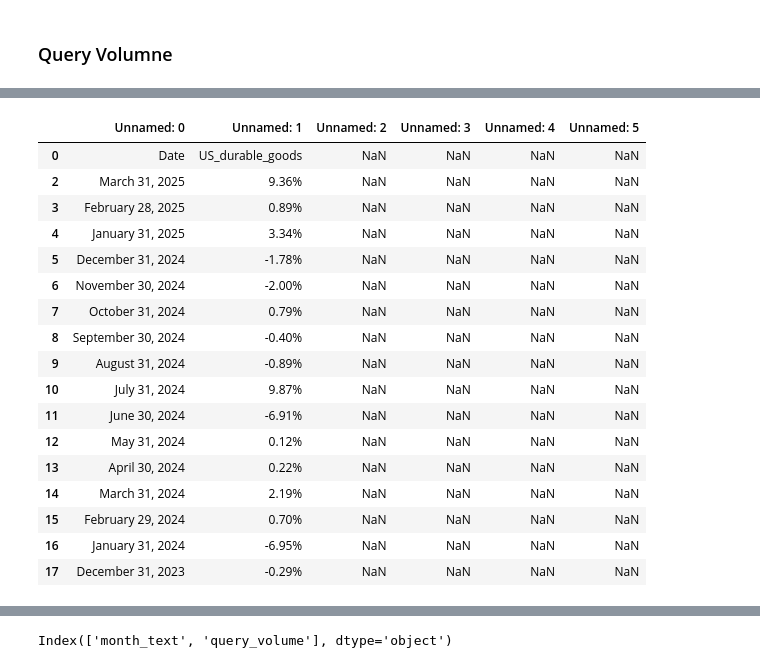
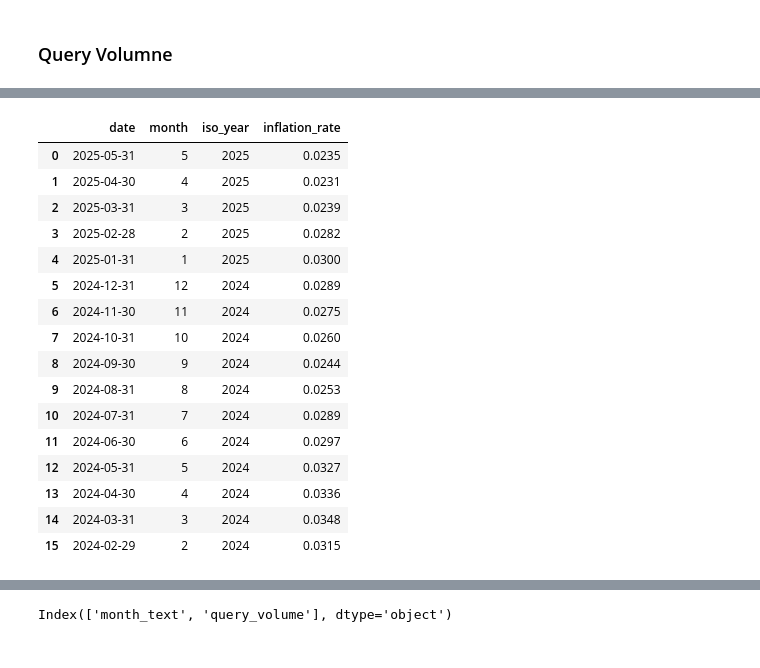
Before and after one commit to claire-danaher-dept/impact-mmm, a Jupyter notebook: dataReview.ipynb, the cells around one changed output, grey strips where cells are left out. Saved outputs shown, nothing was run; the diff lists cells and outputs as text; code cells hidden in the pictures.

```diff
--- a/dataReview.ipynb
+++ b/dataReview.ipynb
@@ -798,28 +805,27 @@ durable_goods_raw =  pd.read_csv("data/usaonlyanalysis/durable_good_index.csv")
 inflation = inflation_raw.copy()
 inflation['date']=inflation['Date'].apply(lambda x:  datetime.datetime.strptime(x,"%B %d, %Y").date())
 inflation['month'] = inflation['date'].apply(lambda x: x.month)
-inflation['year'] = inflation['date'].apply(lambda x: x.year)
-inflation = inflation[['date', 'month', 'year', 'Inflation']].rename({'Inflation':'inflation_rate'}, axis=1)
+inflation['iso_year'] = inflation['date'].apply(lambda x: x.year)
+inflation = inflation[['date', 'month', 'iso_year', 'Inflation']].rename({'Inflation':'inflation_rate'}, axis=1)
-# %%
-durable_goods
-# %% [output]
-|  | Unnamed: 0 | Unnamed: 1 | Unnamed: 2 | Unnamed: 3 | Unnamed: 4 | Unnamed: 5 |
-| 0 | Date | US_durable_goods | NaN | NaN | NaN | NaN |
-| 2 | March 31, 2025 | 9.36% | NaN | NaN | NaN | NaN |
-| 3 | February 28, 2025 | 0.89% | NaN | NaN | NaN | NaN |
-| 4 | January 31, 2025 | 3.34% | NaN | NaN | NaN | NaN |
-| 5 | December 31, 2024 | -1.78% | NaN | NaN | NaN | NaN |
-| 6 | November 30, 2024 | -2.00% | NaN | NaN | NaN | NaN |
-| 7 | October 31, 2024 | 0.79% | NaN | NaN | NaN | NaN |
-| 8 | September 30, 2024 | -0.40% | NaN | NaN | NaN | NaN |
-| 9 | August 31, 2024 | -0.89% | NaN | NaN | NaN | NaN |
-| 10 | July 31, 2024 | 9.87% | NaN | NaN | NaN | NaN |
-| 11 | June 30, 2024 | -6.91% | NaN | NaN | NaN | NaN |
-| 12 | May 31, 2024 | 0.12% | NaN | NaN | NaN | NaN |
-| 13 | April 30, 2024 | 0.22% | NaN | NaN | NaN | NaN |
-| 14 | March 31, 2024 | 2.19% | NaN | NaN | NaN | NaN |
-| 15 | February 29, 2024 | 0.70% | NaN | NaN | NaN | NaN |
-| 16 | January 31, 2024 | -6.95% | NaN | NaN | NaN | NaN |
-| 17 | December 31, 2023 | -0.29% | NaN | NaN | NaN | NaN |
+# %%
+inflation
+# %% [output]
+|  | date | month | iso_year | inflation_rate |
+| 0 | 2025-05-31 | 5 | 2025 | 0.0235 |
+| 1 | 2025-04-30 | 4 | 2025 | 0.0231 |
+| 2 | 2025-03-31 | 3 | 2025 | 0.0239 |
+| 3 | 2025-02-28 | 2 | 2025 | 0.0282 |
+| 4 | 2025-01-31 | 1 | 2025 | 0.0300 |
+| 5 | 2024-12-31 | 12 | 2024 | 0.0289 |
+| 6 | 2024-11-30 | 11 | 2024 | 0.0275 |
+| 7 | 2024-10-31 | 10 | 2024 | 0.0260 |
+| 8 | 2024-09-30 | 9 | 2024 | 0.0244 |
+| 9 | 2024-08-31 | 8 | 2024 | 0.0253 |
+| 10 | 2024-07-31 | 7 | 2024 | 0.0289 |
+| 11 | 2024-06-30 | 6 | 2024 | 0.0297 |
+| 12 | 2024-05-31 | 5 | 2024 | 0.0327 |
+| 13 | 2024-04-30 | 4 | 2024 | 0.0336 |
+| 14 | 2024-03-31 | 3 | 2024 | 0.0348 |
+| 15 | 2024-02-29 | 2 | 2024 | 0.0315 |
 # %%
 durable_goods = durable_goods_raw.copy()
```
Also changed, not shown: parts of 39 cells of this notebook, 19 other files.
